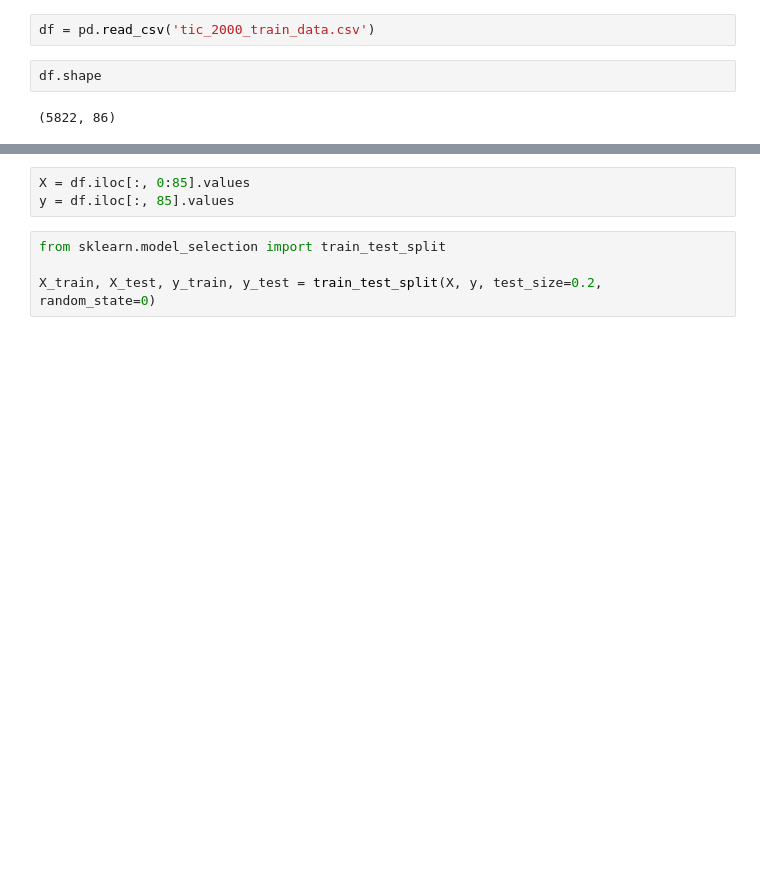
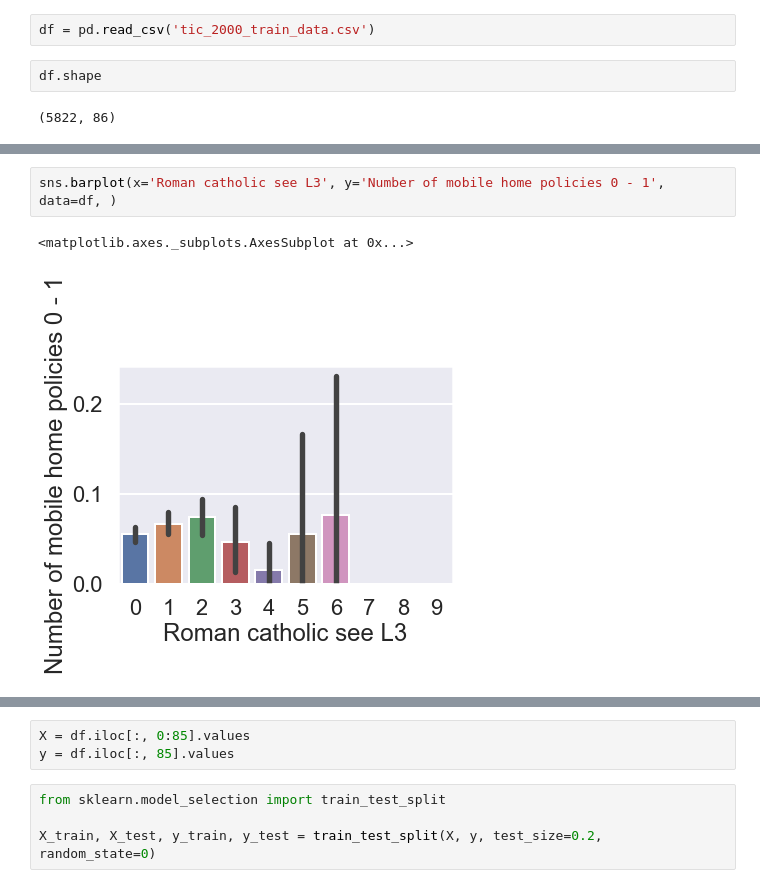
Before and after one commit to ebitdad7/insurance_project, a Jupyter notebook: Training_data.ipynb, the cells around one changed output, grey strips where cells are left out. Cells and saved outputs as stored; diff of their text form; blank space fills up the shorter version.

```diff
--- a/Training_data.ipynb
+++ b/Training_data.ipynb
@@ -31,0 +263,5 @@ df.head()
+# %%
+sns.barplot(x='Roman catholic see L3', y='Number of mobile home policies 0 - 1', data=df, )
+# %% [output]
+<matplotlib.axes._subplots.AxesSubplot at 0x...>
+[figure, added]
```
Also changed, not shown: parts of 25 cells of this notebook, 1 other file.
